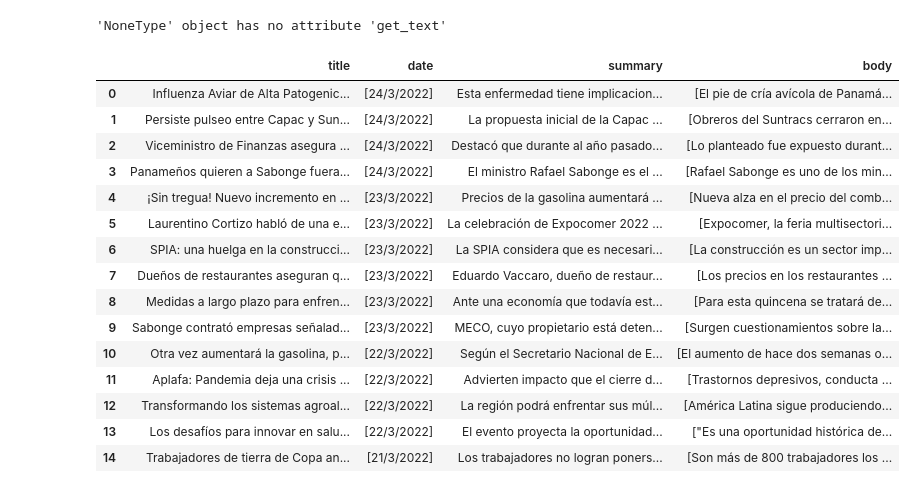
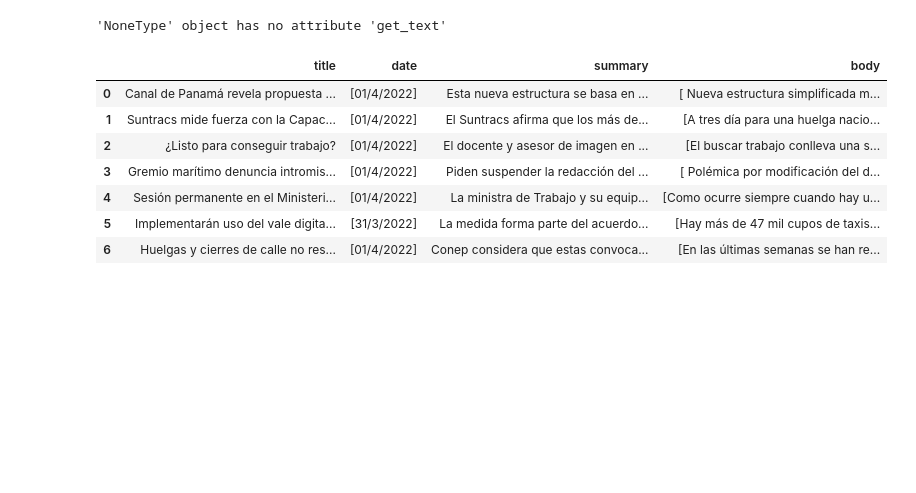
Before and after one commit to PabloJRW/webScraping, a Jupyter notebook: PA_WebScraper.ipynb, the cells around one changed output. Cells and saved outputs as stored; diff of their text form; code cells hidden in the pictures; blank space fills up the shorter version.

Commit message:
nuevo raspado

```diff
--- a/PA_WebScraper.ipynb
+++ b/PA_WebScraper.ipynb
@@ -233,23 +236,16 @@ raspado = runScraper(HOME_URL)
 # %%
 import pandas as pd
 
-raspado_df = pd.DataFrame(raspado)
-#raspado_df.to_csv("PA_RASPADO/economia_2.csv")
-raspado_df
+def showDataframe(raspado):
+    return pd.DataFrame(raspado)
+
+showDataframe(raspado)
 # %% [output]
 |  | title | date | summary | body |
-| 0 | Influenza Aviar de Alta Patogenic... | [24/3/2022] | Esta enfermedad tiene implicacion... | [El pie de cría avícola de Panamá... |
-| 1 | Persiste pulseo entre Capac y Sun... | [24/3/2022] | La propuesta inicial de la Capac ... | [Obreros del Suntracs cerraron en... |
-| 2 | Viceministro de Finanzas asegura ... | [24/3/2022] | Destacó que durante al año pasado... | [Lo planteado fue expuesto durant... |
-| 3 | Panameños quieren a Sabonge fuera... | [24/3/2022] | El ministro Rafael Sabonge es el ... | [Rafael Sabonge es uno de los min... |
-| 4 | ¡Sin tregua! Nuevo incremento en ... | [23/3/2022] | Precios de la gasolina aumentará ... | [Nueva alza en el precio del comb... |
-| 5 | Laurentino Cortizo habló de una e... | [23/3/2022] | La celebración de Expocomer 2022 ... | [Expocomer, la feria multisectori... |
-| 6 | SPIA: una huelga en la construcci... | [23/3/2022] | La SPIA considera que es necesari... | [La construcción es un sector imp... |
-| 7 | Dueños de restaurantes aseguran q... | [23/3/2022] | Eduardo Vaccaro, dueño de restaur... | [Los precios en los restaurantes ... |
-| 8 | Medidas a largo plazo para enfren... | [23/3/2022] | Ante una economía que todavía est... | [Para esta quincena se tratará de... |
-| 9 | Sabonge contrató empresas señalad... | [23/3/2022] | MECO, cuyo propietario está deten... | [Surgen cuestionamientos sobre la... |
-| 10 | Otra vez aumentará la gasolina, p... | [22/3/2022] | Según el Secretario Nacional de E... | [El aumento de hace dos semanas o... |
-| 11 | Aplafa: Pandemia deja una crisis ... | [22/3/2022] | Advierten impacto que el cierre d... | [Trastornos depresivos, conducta ... |
-| 12 | Transformando los sistemas agroal... | [22/3/2022] | La región podrá enfrentar sus múl... | [América Latina sigue produciendo... |
-| 13 | Los desafíos para innovar en salu... | [22/3/2022] | El evento proyecta la oportunidad... | ["Es una oportunidad histórica de... |
-| 14 | Trabajadores de tierra de Copa an... | [21/3/2022] | Los trabajadores no logran poners... | [Son más de 800 trabajadores los ... |
+| 0 | Canal de Panamá revela propuesta ... | [01/4/2022] | Esta nueva estructura se basa en ... | [ Nueva estructura simplificada m... |
+| 1 | Suntracs mide fuerza con la Capac... | [01/4/2022] | El Suntracs afirma que los más de... | [A tres día para una huelga nacio... |
+| 2 | ¿Listo para conseguir trabajo? | [01/4/2022] | El docente y asesor de imagen en ... | [El buscar trabajo conlleva una s... |
+| 3 | Gremio marítimo denuncia intromis... | [01/4/2022] | Piden suspender la redacción del ... | [ Polémica por modificación del d... |
+| 4 | Sesión permanente en el Ministeri... | [01/4/2022] | La ministra de Trabajo y su equip... | [Como ocurre siempre cuando hay u... |
+| 5 | Implementarán uso del vale digita... | [31/3/2022] | La medida forma parte del acuerdo... | [Hay más de 47 mil cupos de taxis... |
+| 6 | Huelgas y cierres de calle no res... | [01/4/2022] | Conep considera que estas convoca... | [En las últimas semanas se han re... |
```
Also changed, not shown: parts of 9 cells of this notebook, 1 other file.
